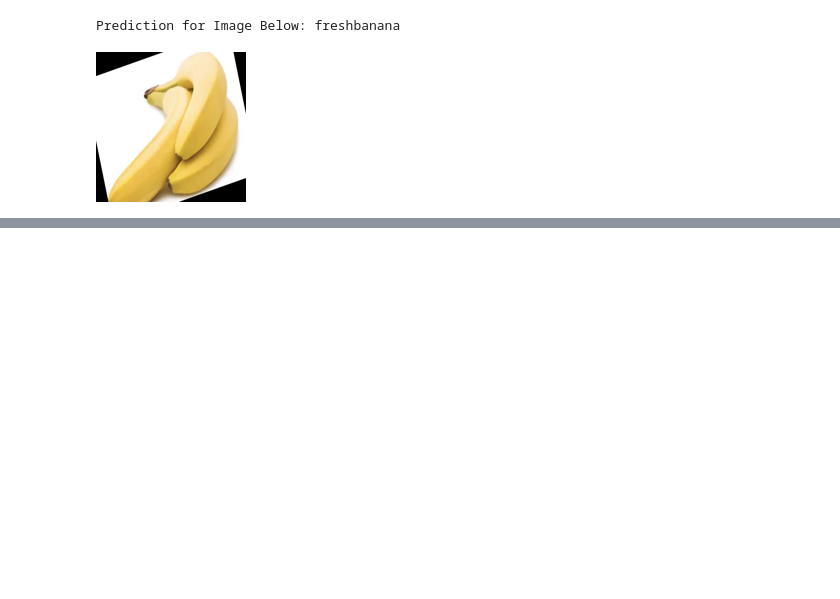
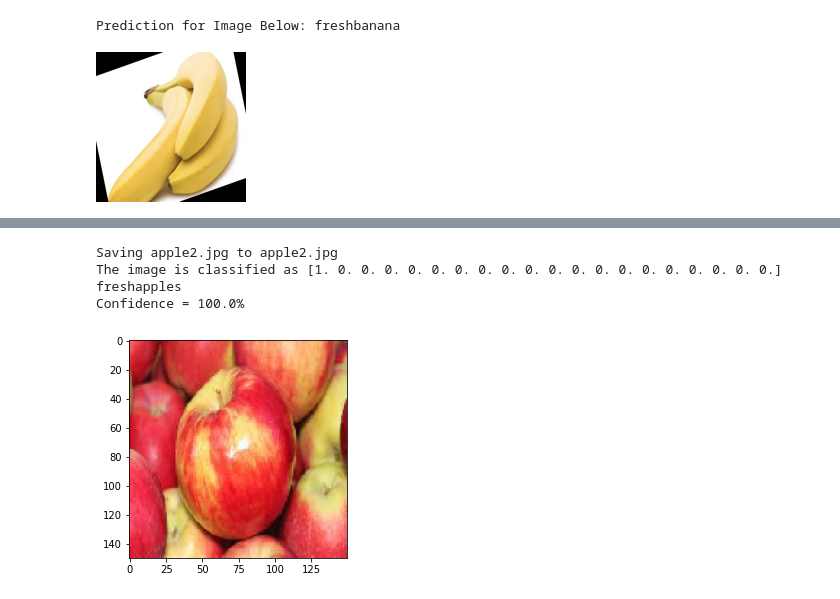
Before and after one commit to rachmazamalia/Capstone-Project, a Jupyter notebook: Fruit_Vegetable_Freshness_Detection_V2.ipynb, the cells around one changed output, grey strips where cells are left out. Cells and saved outputs as stored; diff of their text form; code cells hidden in the pictures; blank space fills up the shorter version.

```diff
--- a/Fruit_Vegetable_Freshness_Detection_V2.ipynb
+++ b/Fruit_Vegetable_Freshness_Detection_V2.ipynb
@@ -369,3 +369,28 @@ image_resized
 # %% [output]
 Prediction for Image Below: freshbanana
 [figure]
+# %%
+import numpy as np
+import keras
+from keras_preprocessing import image
+from google.colab import files
+
+uploaded = files.upload()
+
+for fn in uploaded.keys():
+
+  # Predicting Images
+  path = fn
+  img = keras.preprocessing.image.load_img(path, target_size=(150,150,3))
+  x = keras.preprocessing.image.img_to_array(img)
+  x = np.expand_dims(x, axis=0)
+  images = np.vstack([x])
+  plt.imshow(img)
+  img = np.expand_dims(img, axis = 0)
+  predictions = model.predict(img)
+  print("The image is classified as", predictions[0])
+  predicted_class = class_names[np.argmax(predictions[0])]
+  print(predicted_class)
+  confidence = round(100 * (np.max(predictions[0])), 2)
+  print("Confidence = {}%".format(confidence))
+# %% [output]
@@ -371,0 +398,5 @@ Prediction for Image Below: freshbanana
+Saving apple2.jpg to apple2.jpg
+The image is classified as [1. 0. 0. 0. 0. 0. 0. 0. 0. 0. 0. 0. 0. 0. 0. 0. 0. 0. 0. 0.]
+freshapples
+Confidence = 100.0%
+[figure, added]
```
Also changed, not shown: parts of 1 cell of this notebook.
